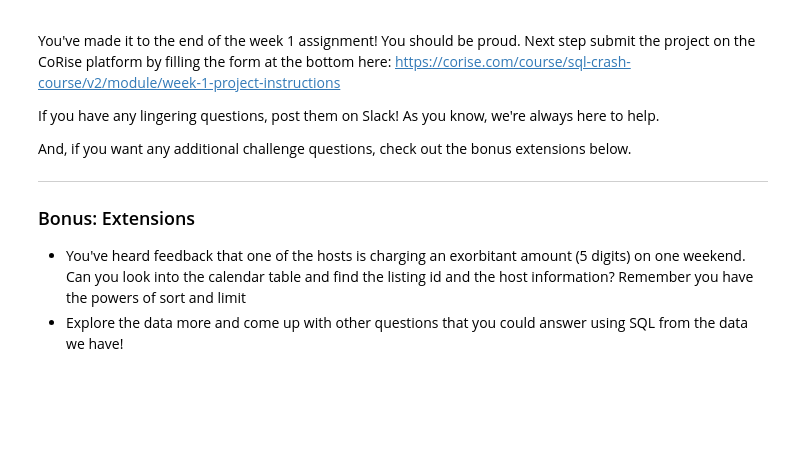
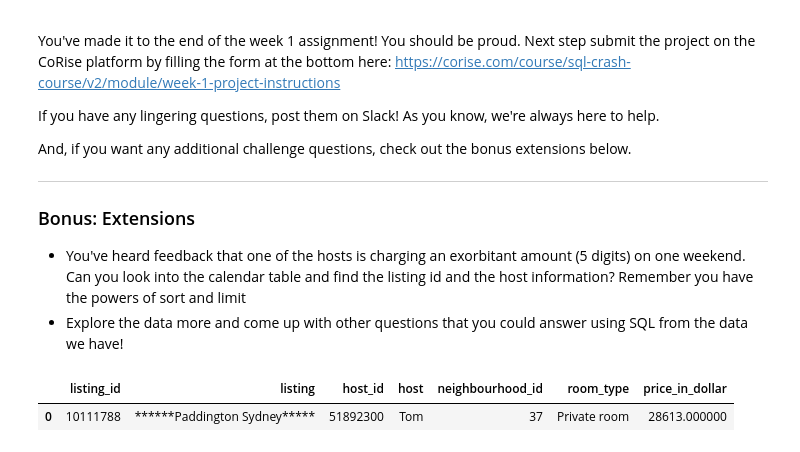
Before and after one commit to dynamed119/Olumide, a Jupyter notebook: Olumide_Olufowose_Week_1_Project_SQLCC.ipynb, the cells around one changed output. Saved outputs shown, nothing was run; the diff lists cells and outputs as text; code cells hidden in the pictures; blank space fills up the shorter version.

```diff
--- a/Olumide_Olufowose_Week_1_Project_SQLCC.ipynb
+++ b/Olumide_Olufowose_Week_1_Project_SQLCC.ipynb
@@ -806,10 +806,14 @@ And, if you want any additional challenge questions, check out the bonus extensi
 # %%
 # TO BE COMPLETED
 # We don't check results for the bonus, because you can explore it in any directions you want!
 # Also you can add as many cells at the bottom of the notebook as you like for more queries.
 
 query = """
-SELECT ???
+SELECT * FROM listings
+WHERE listing_id=10111788
 """
 
 run(query)
+# %% [output]
+|  | listing_id | listing | host_id | host | neighbourhood_id | room_type | price_in_dollar |
+| 0 | 10111788 | ******Paddington Sydney***** | 51892300 | Tom | 37 | Private room | 28613.000000 |
```
